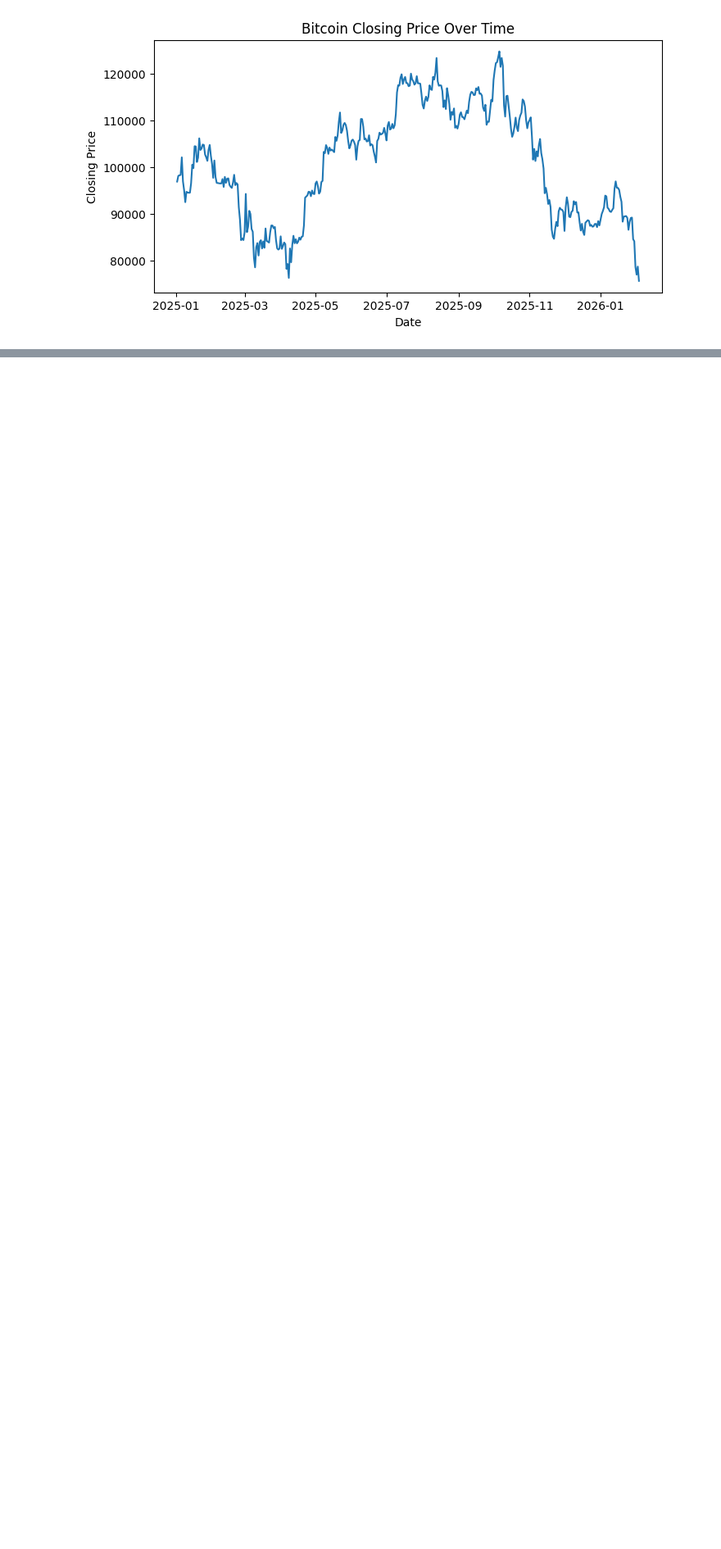
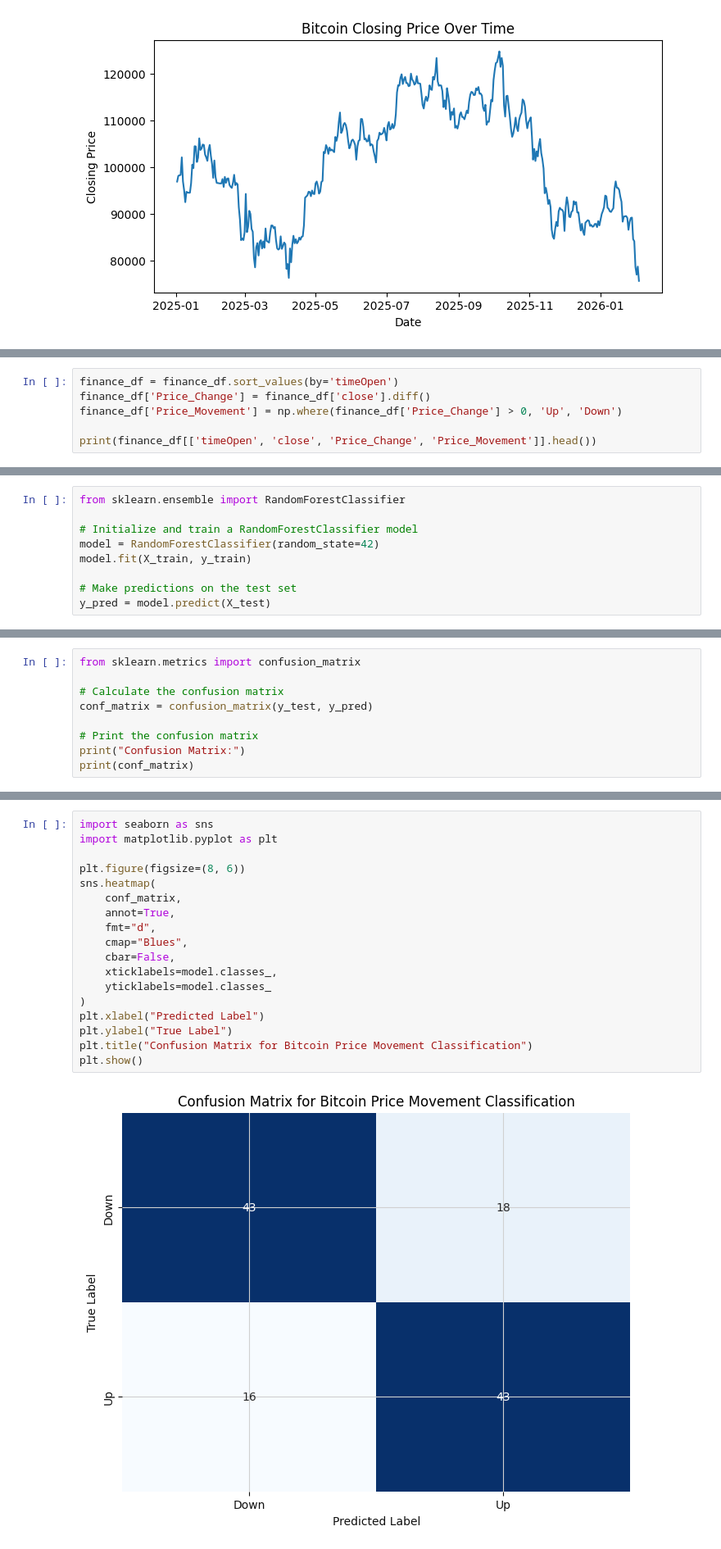
Before and after one commit to jamoffl3/24ADI204_DSV_TEAM10, a Jupyter notebook: Week_4.ipynb, the cells around one changed output, grey strips where cells are left out. Shown at 82% size. Drawn from its saved outputs; the diff is of its cells as text; blank space fills up the shorter version.

```diff
--- a/Week_4.ipynb
+++ b/Week_4.ipynb
@@ -119,0 +195,6 @@ Week 4 EDA Completed Successfully.
+# %%
+finance_df = finance_df.sort_values(by='timeOpen')
+finance_df['Price_Change'] = finance_df['close'].diff()
+finance_df['Price_Movement'] = np.where(finance_df['Price_Change'] > 0, 'Up', 'Down')
+
+print(finance_df[['timeOpen', 'close', 'Price_Change', 'Price_Movement']].head())
@@ -119,0 +239,9 @@ Week 4 EDA Completed Successfully.
+# %%
+from sklearn.ensemble import RandomForestClassifier
+
+# Initialize and train a RandomForestClassifier model
+model = RandomForestClassifier(random_state=42)
+model.fit(X_train, y_train)
+
+# Make predictions on the test set
+y_pred = model.predict(X_test)
@@ -119,0 +250,9 @@ Week 4 EDA Completed Successfully.
+# %%
+from sklearn.metrics import confusion_matrix
+
+# Calculate the confusion matrix
+conf_matrix = confusion_matrix(y_test, y_pred)
+
+# Print the confusion matrix
+print("Confusion Matrix:")
+print(conf_matrix)
@@ -119,0 +263,20 @@ Week 4 EDA Completed Successfully.
+# %%
+import seaborn as sns
+import matplotlib.pyplot as plt
+
+plt.figure(figsize=(8, 6))
+sns.heatmap(
+    conf_matrix,
+    annot=True,
+    fmt="d",
+    cmap="Blues",
+    cbar=False,
+    xticklabels=model.classes_,
+    yticklabels=model.classes_
+)
+plt.xlabel("Predicted Label")
+plt.ylabel("True Label")
+plt.title("Confusion Matrix for Bitcoin Price Movement Classification")
+plt.show()
+# %% [output]
+[figure, added]
```
Also changed, not shown: parts of 13 cells of this notebook.
